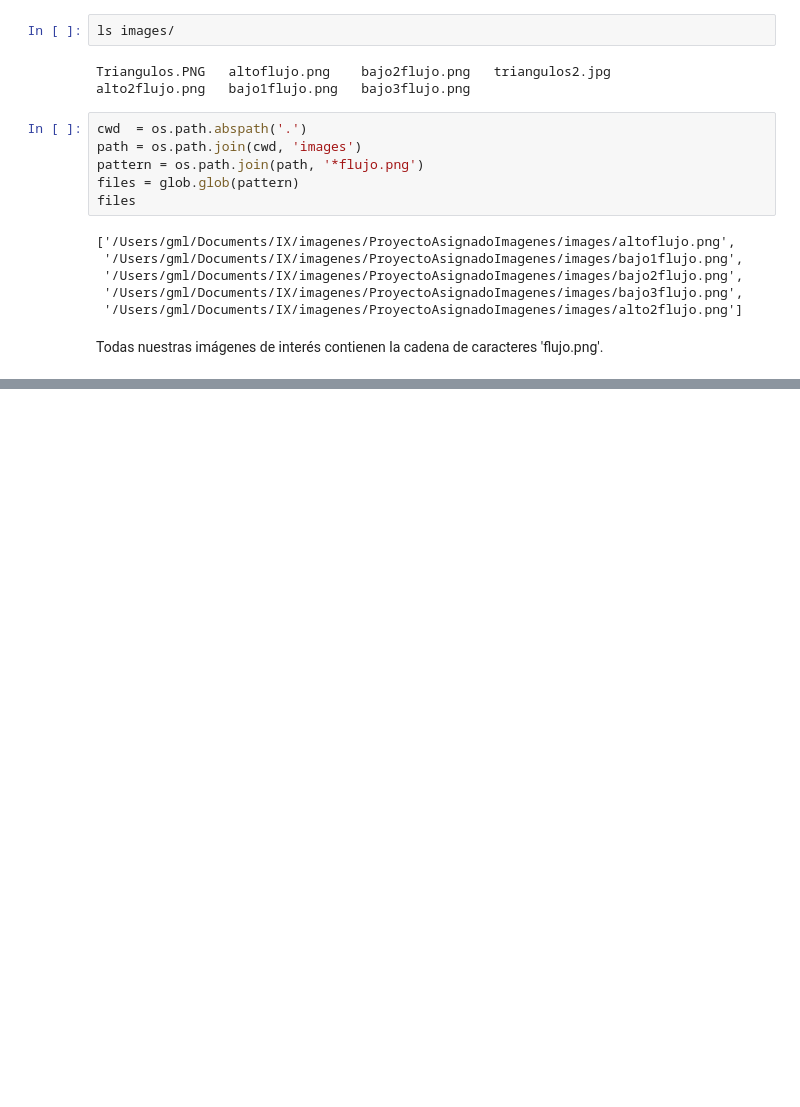
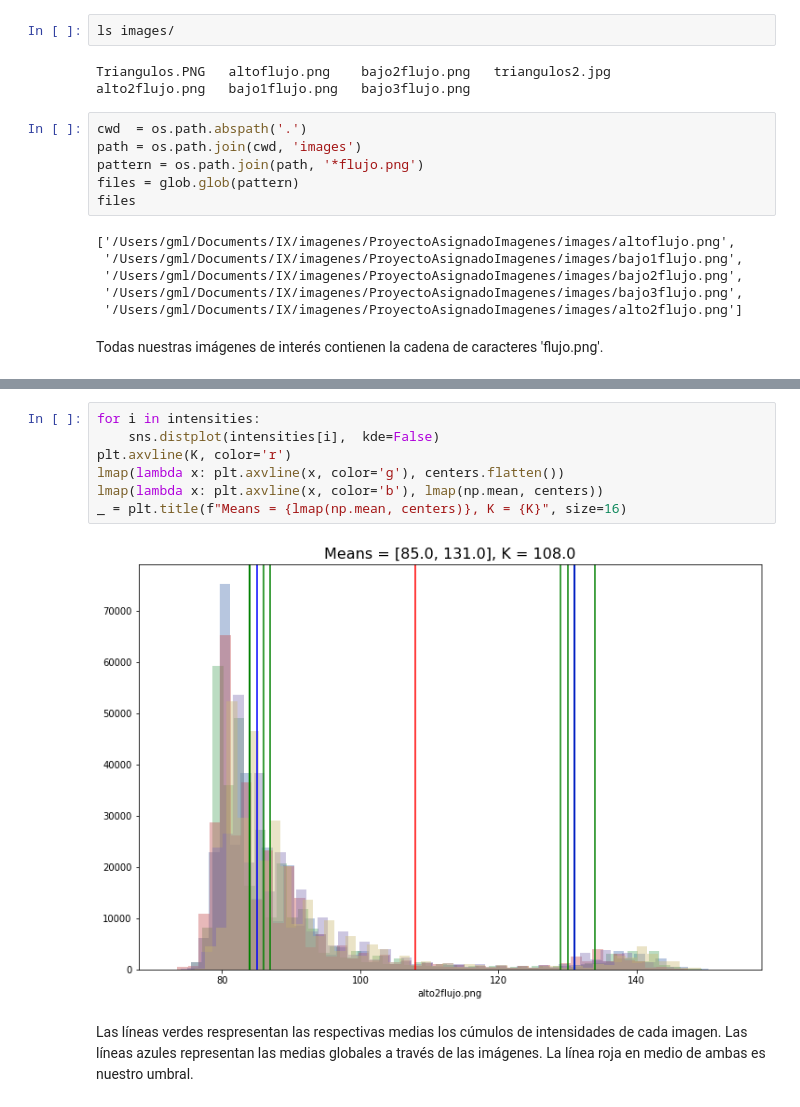
Before and after one commit to Pagutri/ProyectoAsignadoImagenes, a Jupyter notebook: Pregunta1.ipynb, the cells around one changed output, grey strips where cells are left out. Drawn from its saved outputs; the diff is of its cells as text; blank space fills up the shorter version.

```diff
--- a/Pregunta1.ipynb
+++ b/Pregunta1.ipynb
@@ -79,3 +91,14 @@ mangueras
+# %%
+for i in intensities:
+    sns.distplot(intensities[i],  kde=False)
+plt.axvline(K, color='r')
+lmap(lambda x: plt.axvline(x, color='g'), centers.flatten())
+lmap(lambda x: plt.axvline(x, color='b'), lmap(np.mean, centers))
+_ = plt.title(f"Means = {lmap(np.mean, centers)}, K = {K}", size=16)
+# %% [output]
+[figure, added]
+# %% [markdown]
+Las líneas verdes respresentan las respectivas medias los cúmulos de intensidades de cada imagen. Las líneas azules representan las medias globales a través de las imágenes. La línea roja en medio de ambas es nuestro umbral.
 # %%
 for nombre in mangueras.keys():
     plt.figure()
```
Also changed, not shown: parts of 14 cells of this notebook, 1 other file.
